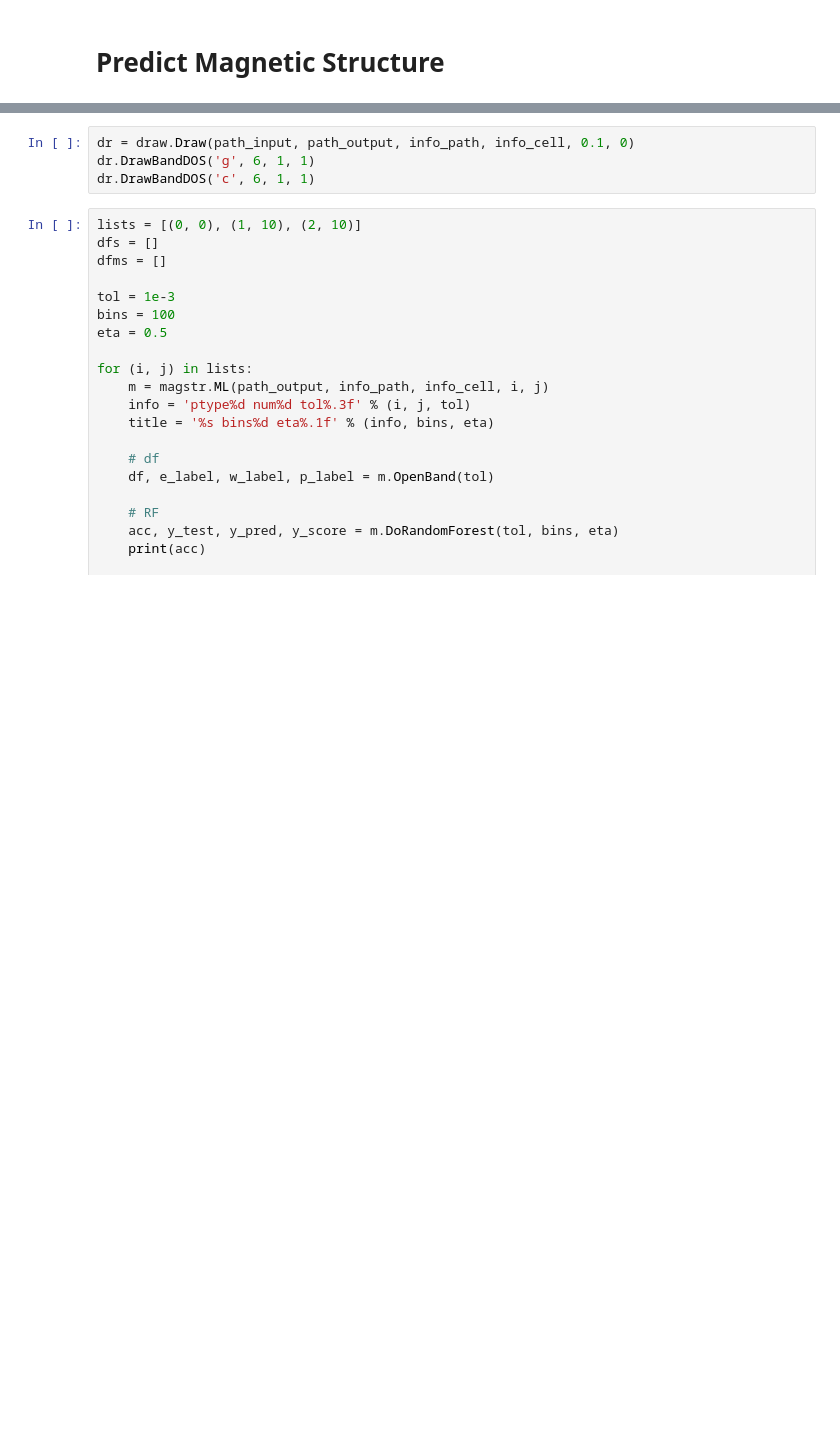
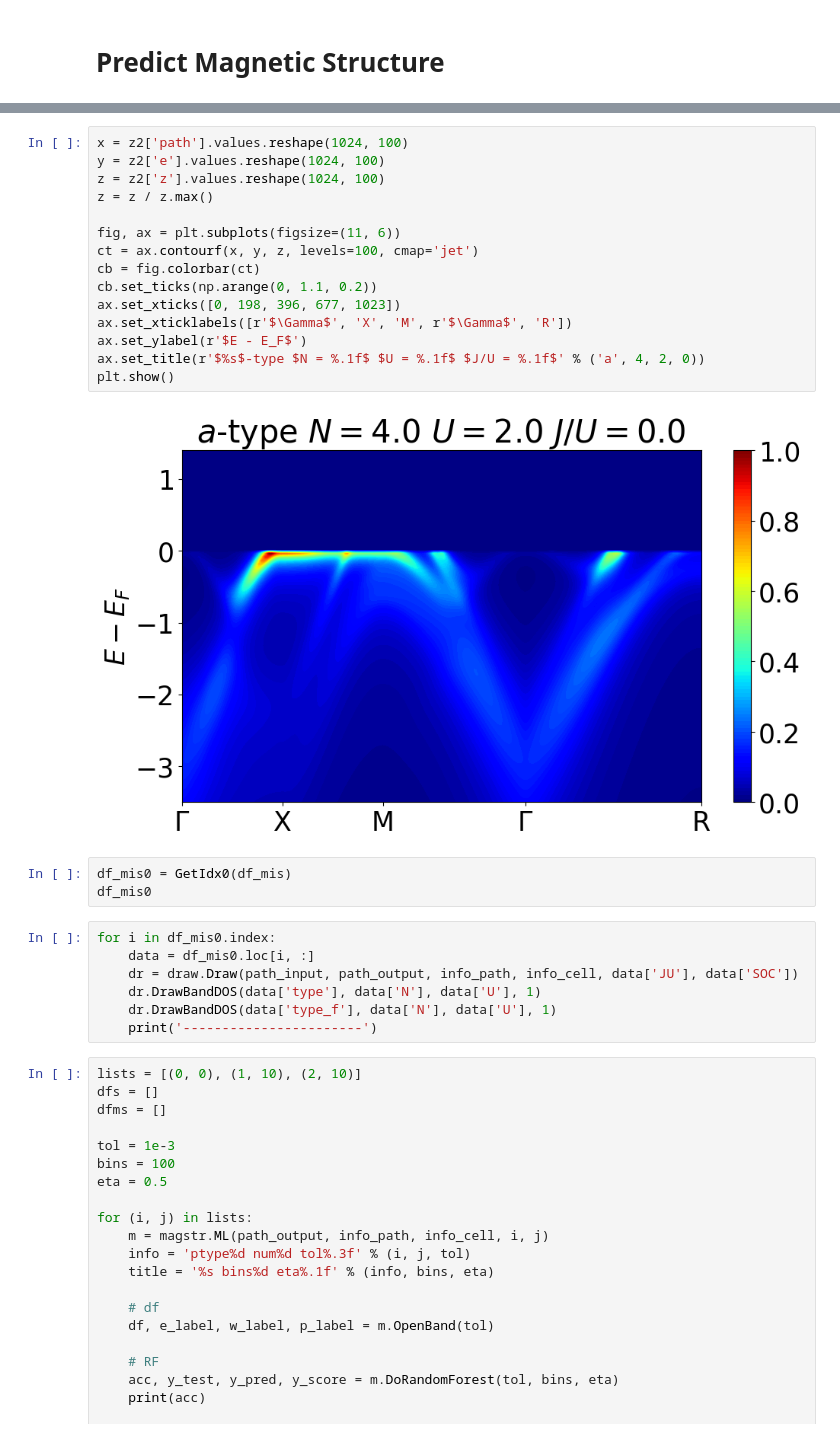
Before and after one commit to 9yelin9/hf, a Jupyter notebook: hf3.ipynb, the cells around one changed output, grey strips where cells are left out. Saved outputs shown, nothing was run; the diff lists cells and outputs as text; blank space fills up the shorter version.

```diff
--- a/hf3.ipynb
+++ b/hf3.ipynb
@@ -282,7 +543,30 @@ accuracy = 809/816 = 0.9914
+# %%
+x = z2['path'].values.reshape(1024, 100)
+y = z2['e'].values.reshape(1024, 100)
+z = z2['z'].values.reshape(1024, 100)
+z = z / z.max()
+
+fig, ax = plt.subplots(figsize=(11, 6))
+ct = ax.contourf(x, y, z, levels=100, cmap='jet')
+cb = fig.colorbar(ct)
+cb.set_ticks(np.arange(0, 1.1, 0.2))
+ax.set_xticks([0, 198, 396, 677, 1023])
+ax.set_xticklabels([r'$\Gamma$', 'X', 'M', r'$\Gamma$', 'R'])
+ax.set_ylabel(r'$E - E_F$')
+ax.set_title(r'$%s$-type $N = %.1f$ $U = %.1f$ $J/U = %.1f$' % ('a', 4, 2, 0))
+plt.show()
+# %% [output]
+[figure, added]
+# %%
+df_mis0 = GetIdx0(df_mis)
+df_mis0
 # %%
-dr = draw.Draw(path_input, path_output, info_path, info_cell, 0.1, 0)
-dr.DrawBandDOS('g', 6, 1, 1)
-dr.DrawBandDOS('c', 6, 1, 1)
+for i in df_mis0.index:
+    data = df_mis0.loc[i, :]
+    dr = draw.Draw(path_input, path_output, info_path, info_cell, data['JU'], data['SOC'])
+    dr.DrawBandDOS(data['type'], data['N'], data['U'], 1)
+    dr.DrawBandDOS(data['type_f'], data['N'], data['U'], 1)
+    print('-----------------------')
 # %%
 lists = [(0, 0), (1, 10), (2, 10)]
 dfs = []
```
Also changed, not shown: parts of 8 cells of this notebook, 55 other files.
